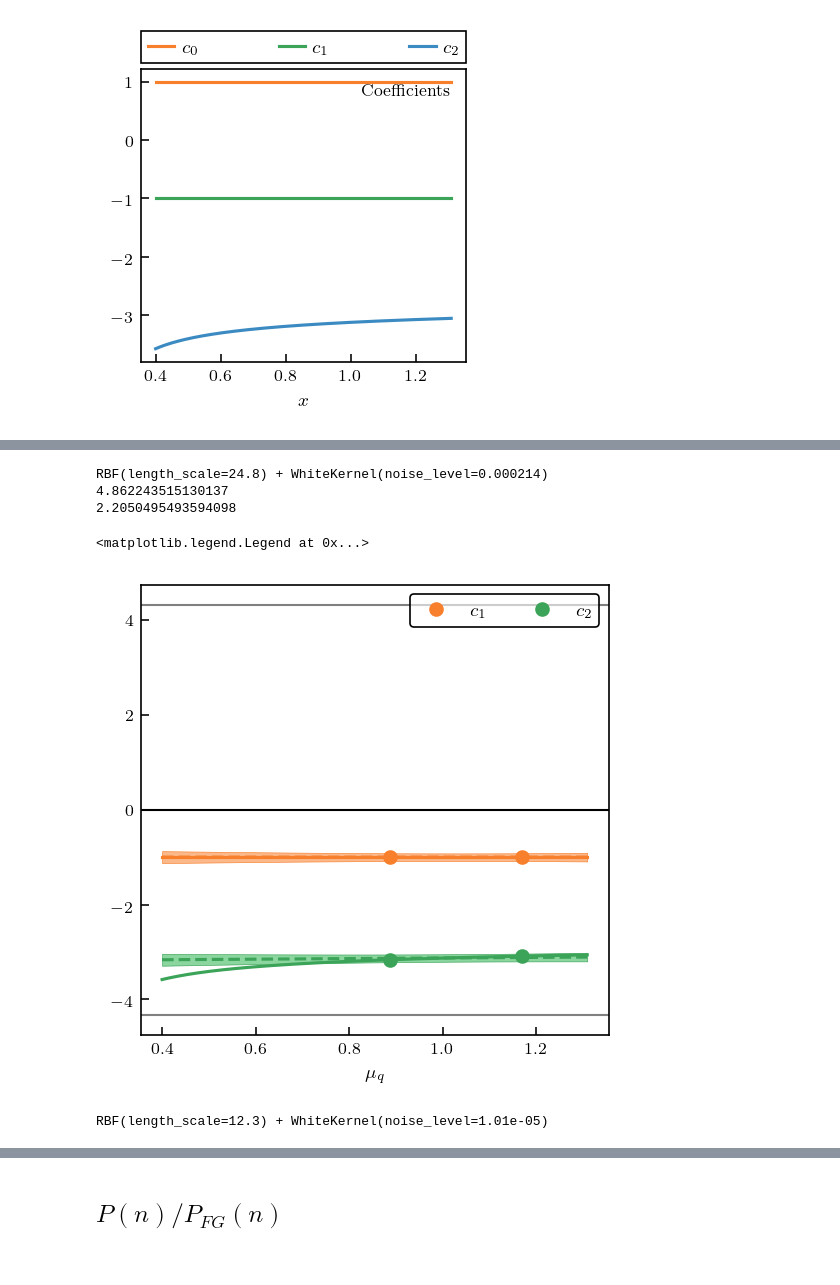
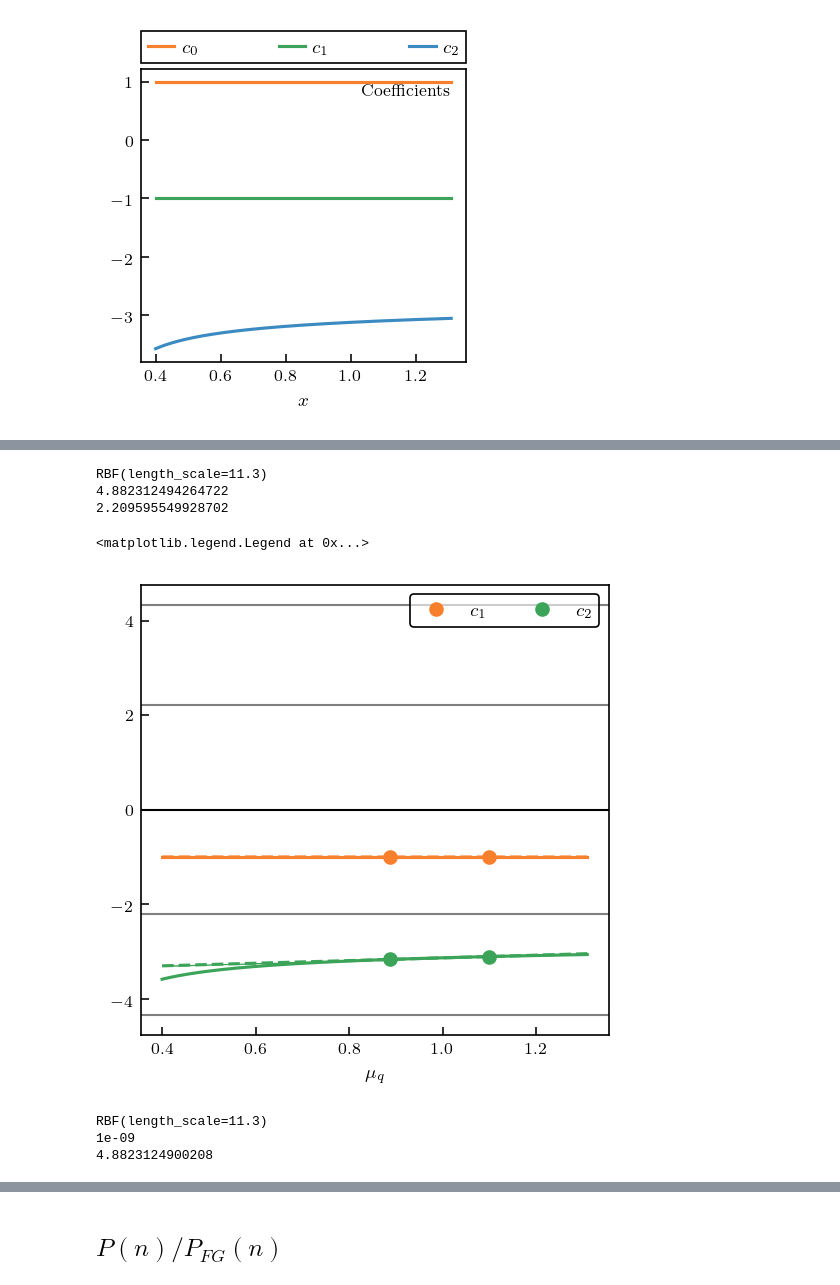
Before and after one commit to asemposki/neutron-rich-bmm, a Jupyter notebook: notebooks/pQCD_EOS.ipynb, the cells around one changed output, grey strips where cells are left out. Saved outputs shown, nothing was run; the diff lists cells and outputs as text; code cells hidden in the pictures.

```diff
--- a/notebooks/pQCD_EOS.ipynb
+++ b/notebooks/pQCD_EOS.ipynb
@@ -159,33 +162,35 @@ RBF(length_scale=24.8) + WhiteKernel(noise_level=0.000214)
 # %%
 fig, ax = plt.subplots(figsize=(3.4, 3.4), dpi=150)
 for i, n in enumerate(orders[1:]):
     ax.plot(x, pred[:, i], c=colors[i], zorder=i-5, ls='--')
     ax.plot(x, trunc.coeffs_trunc[:, i], c=colors[i], zorder=i-5)
   #  ax.plot(x, trunc.coeffs[:, i], c=colors[i], zorder=i-5)
     ax.plot(x[trunc.mask], trunc.coeffs_trunc[trunc.mask, i], c=colors[i], zorder=i-5, ls='', marker='o',
             label=r'$c_{}$'.format(n))
  #   ax.plot(x[trunc.mask], trunc.coeffs[trunc.mask, i], c=colors[i], zorder=i-5, ls='', marker='o',
  #         label=r'$c_{}$'.format(n))
     ax.fill_between(x, pred[:, i] + 2*std, pred[:, i] - 2*std, zorder=i-5,
                      facecolor=light_colors[i], edgecolor=colors[i], lw=edgewidth, alpha=1)
 
 print(trunc.gp_interp.kernel_)
 print(trunc.gp_interp.cov_factor_)
 print(np.sqrt(trunc.gp_interp.cov_factor_))
 
 # Format
 ax.axhline(1.96*underlying_std, 0, 1, c='gray', zorder=-10, lw=1)
 ax.axhline(-1.96*underlying_std, 0, 1, c='gray', zorder=-10, lw=1)
+ax.axhline(1.0*underlying_std, 0, 1, c='gray', zorder=-10, lw=1)
+ax.axhline(-1.0*underlying_std, 0, 1, c='gray', zorder=-10, lw=1)
 ax.axhline(0, 0, 1, c='k', zorder=-10, lw=1)
 ax.set_xlabel(r'$\mu_{q}$')
 ax.tick_params(which='minor', bottom=True, top=False)
 ax.legend(ncol=2, borderaxespad=0.5, borderpad=0.4)
 # %% [output]
-RBF(length_scale=24.8) + WhiteKernel(noise_level=0.000214)
-4.862243515130137
-2.2050495493594098
+RBF(length_scale=11.3)
+4.882312494264722
+2.209595549928702
 <matplotlib.legend.Legend at 0x...>
-[figure, old version]
+[figure, new version]
 # %%
 # data order-by-order P(mu) calculation
 data_0 = pqcd.yref(X) * pqcd.c_0(x)
@@ -196,9 +201,13 @@ data_2 = pqcd.yref(X) * (pqcd.c_0(x) + pqcd.c_1(x)*pqcd.expQ(X) + pqcd.c_2(x)*pq
 data = np.array([data_0, data_1, data_2]).T
 
 # feed to the TruncationGP class and get back the truncation errors (excluding c_0)
-data, coeffs, std = trunc.uncertainties(data=data, expQ=pqcd.expQ, yref=pqcd.yref, excluded=[0])
+data, coeffs, std, cov_1 = trunc.uncertainties(data=data, expQ=pqcd.expQ, yref=pqcd.yref, sd=1.0, \
+                                        excluded=[0], nugget=1e-09)
+print(trunc.trunc_gp.coeffs_process.cov_factor_)
 # %% [output]
-RBF(length_scale=12.3) + WhiteKernel(noise_level=1.01e-05)
+RBF(length_scale=11.3)
+1e-09
+4.8823124900208
 # %%
 # plot the results here to check the class
 fig, axes = plt.subplots(1, 3, sharex=True, sharey=True, figsize=(5, 2.5), dpi=200)
```
Also changed, not shown: parts of 24 cells of this notebook, 1 other file.
